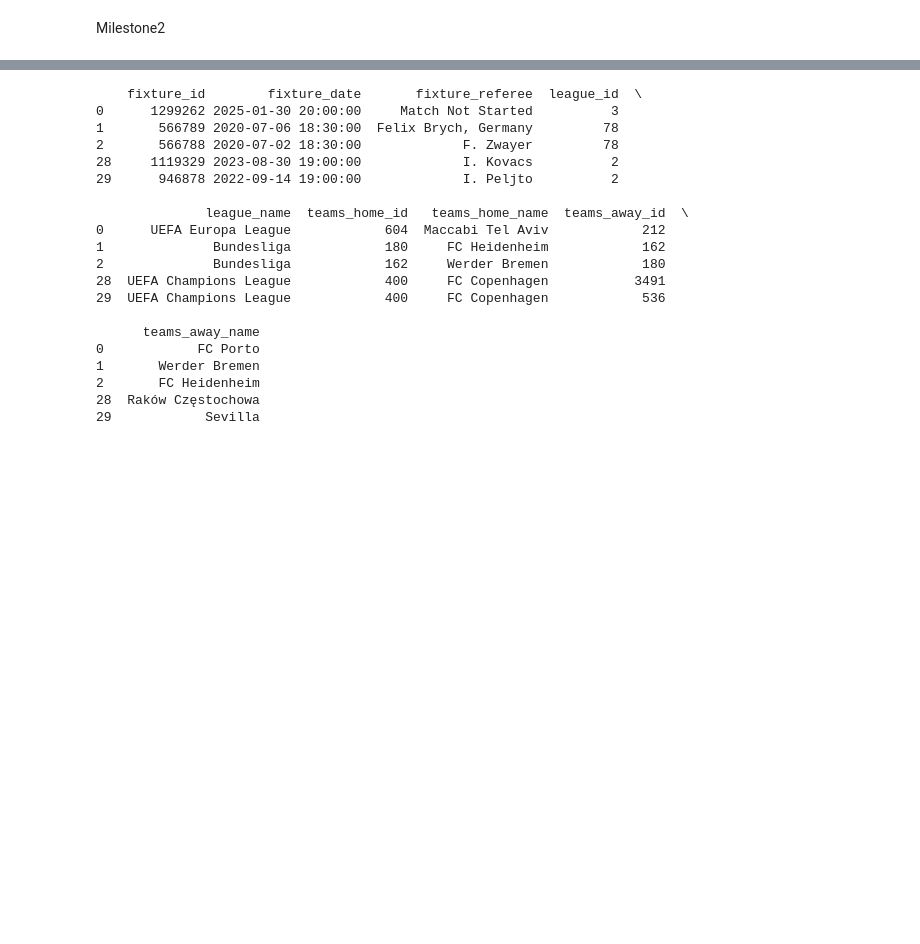
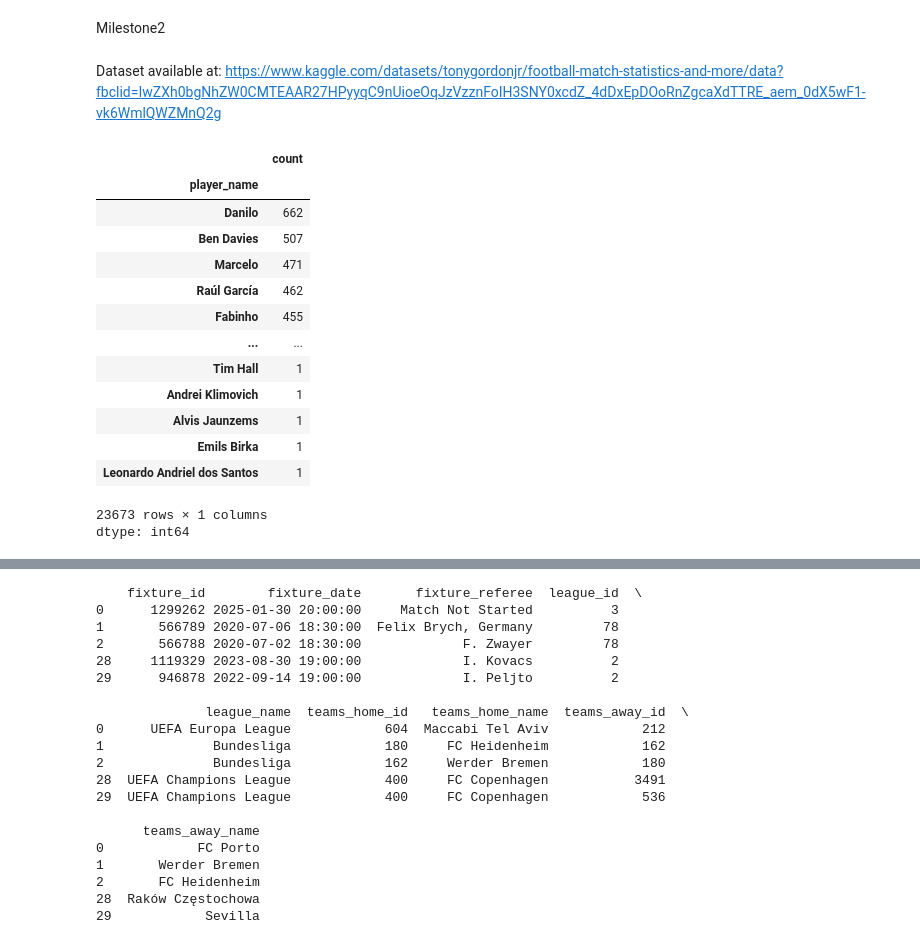
Before and after one commit to safargergo/HalLab, a Jupyter notebook: hallab.ipynb, the cells around one changed output, grey strips where cells are left out. Saved outputs shown, nothing was run; the diff lists cells and outputs as text; code cells hidden in the pictures; blank space fills up the shorter version.

```diff
--- a/hallab.ipynb
+++ b/hallab.ipynb
@@ -7,6 +7,8 @@ import pandas as pd
 import numpy as np
 
 #kagglehub.login()
+# %% [markdown]
+Dataset available at: https://www.kaggle.com/datasets/tonygordonjr/football-match-statistics-and-more/data?fbclid=IwZXh0bgNhZW0CMTEAAR27HPyyqC9nUioeOqJzVzznFoIH3SNY0xcdZ_4dDxEpDOoRnZgcaXdTTRE_aem_0dX5wF1-vk6WmlQWZMnQ2g
 # %%
 # !kaggle datasets download -d tonygordonjr/football-match-statistics-and-more
 # !unzip /content/football-match-statistics-and-more.zip -d ./
@@ -18,3 +20,22 @@ players_clean_col = ['fixture_id', 'team_id', 'team_name', 'player_id', 'player_
 fix_teams_clean = pd.read_csv("fixture_stats_teams_clean.csv",usecols=teams_clean_col)
 fix_clean = pd.read_csv("fixture_stats_clean.csv", usecols=stats_clean_col)
 fix_players_clean = pd.read_csv("fixture_stats_players_clean.csv",usecols=players_clean_col)
+# %%
+fix_players_clean[fix_players_clean['player_id'] == 0]
+fix_players_clean.player_name.value_counts()
+# %% [output]
+|  | count |
+| player_name |  |
+| Danilo | 662 |
+| Ben Davies | 507 |
+| Marcelo | 471 |
+| Raúl García | 462 |
+| Fabinho | 455 |
+| ... | ... |
+| Tim Hall | 1 |
+| Andrei Klimovich | 1 |
+| Alvis Jaunzems | 1 |
+| Emils Birka | 1 |
+| Leonardo Andriel dos Santos | 1 |
+23673 rows × 1 columns
+dtype: int64
```
Also changed, not shown: parts of 12 cells of this notebook.
